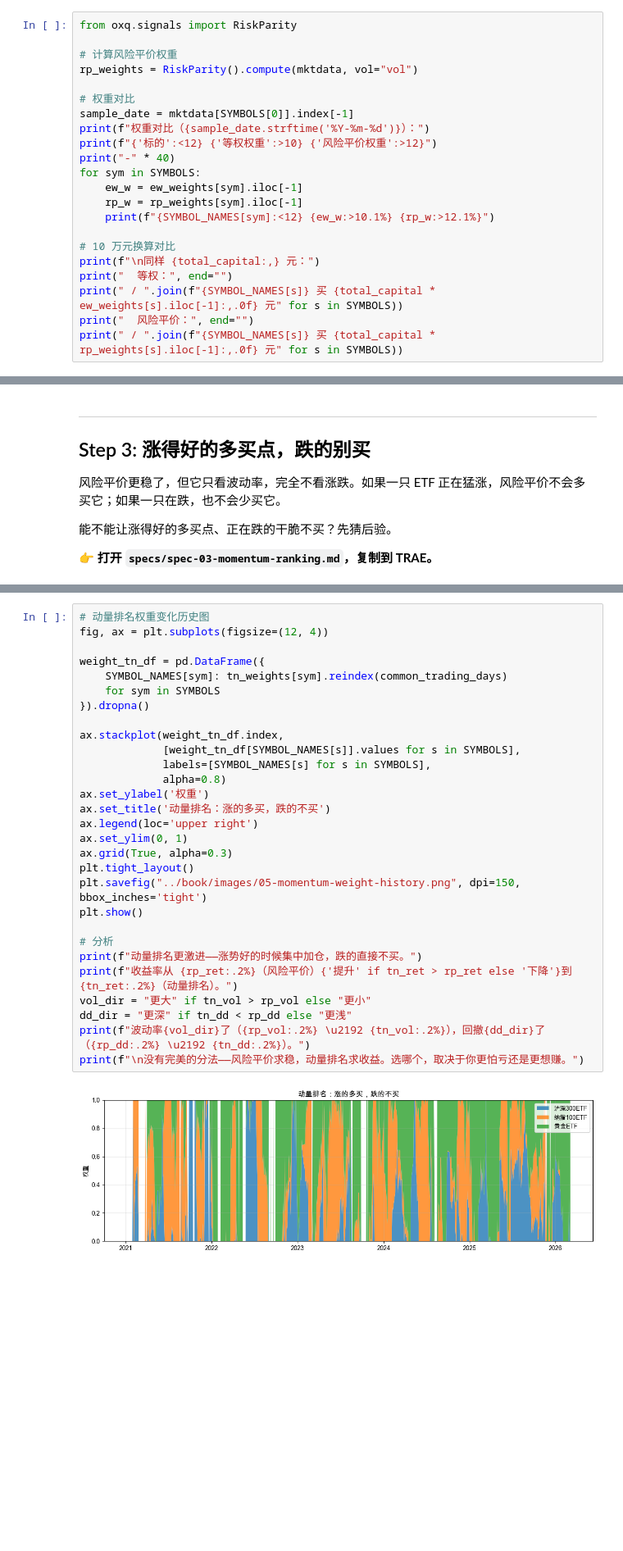
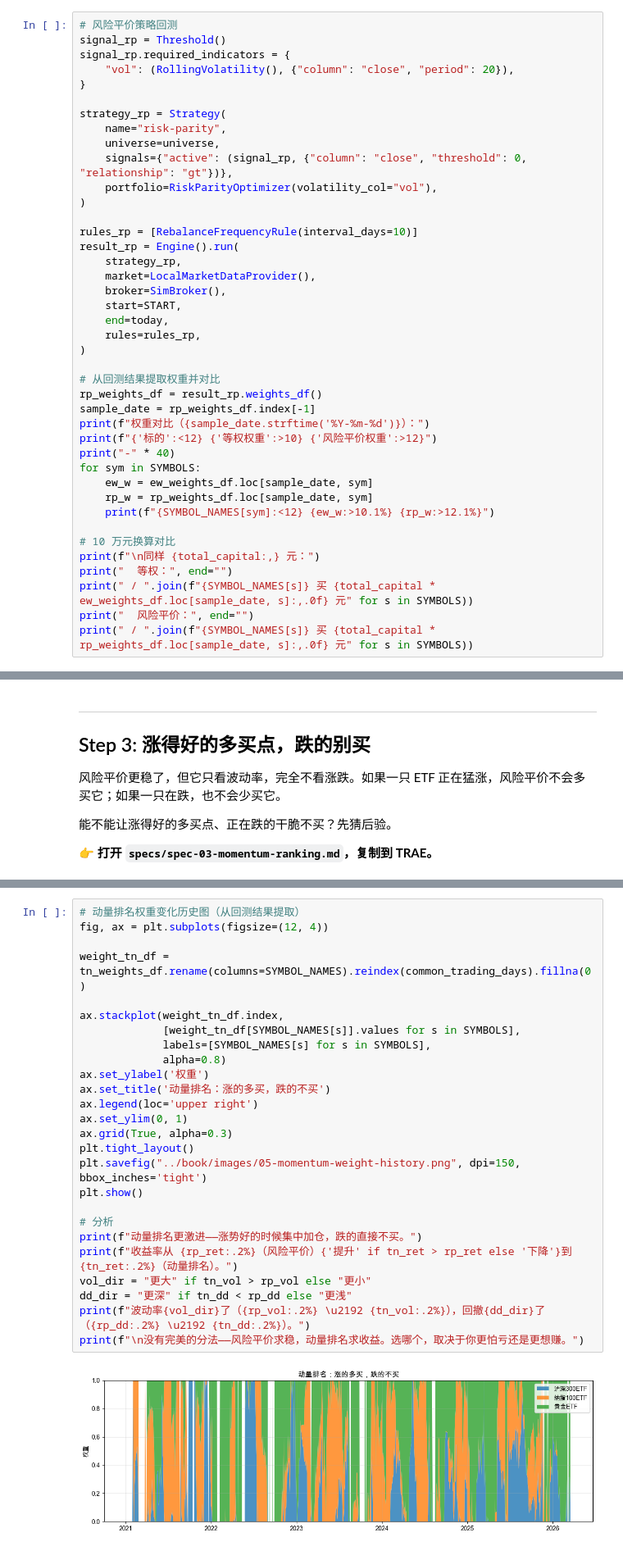
Before and after one commit to xingwudao/xquant-learning, a Jupyter notebook: q3-how-much/notebooks/q3-how-much.ipynb, the cells around one changed output, grey strips where cells are left out. Shown at 82% size. Drawn from its saved outputs; the diff is of its cells as text; blank space fills up the shorter version.

```diff
--- a/q3-how-much/notebooks/q3-how-much.ipynb
+++ b/q3-how-much/notebooks/q3-how-much.ipynb
@@ -240,25 +236,44 @@ print(f"\n有没有更聪明的分法——比如，波动大的少买点？")
 
 👉 **打开 `specs/spec-02-risk-parity.md`，复制到 TRAE。**
 # %%
-from oxq.signals import RiskParity
+# 风险平价策略回测
+signal_rp = Threshold()
+signal_rp.required_indicators = {
+    "vol": (RollingVolatility(), {"column": "close", "period": 20}),
+}
 
-# 计算风险平价权重
-rp_weights = RiskParity().compute(mktdata, vol="vol")
+strategy_rp = Strategy(
+    name="risk-parity",
+    universe=universe,
+    signals={"active": (signal_rp, {"column": "close", "threshold": 0, "relationship": "gt"})},
+    portfolio=RiskParityOptimizer(volatility_col="vol"),
+)
 
-# 权重对比
-sample_date = mktdata[SYMBOLS[0]].index[-1]
+rules_rp = [RebalanceFrequencyRule(interval_days=10)]
+result_rp = Engine().run(
+    strategy_rp,
+    market=LocalMarketDataProvider(),
+    broker=SimBroker(),
+    start=START,
+    end=today,
+    rules=rules_rp,
+)
+
+# 从回测结果提取权重并对比
+rp_weights_df = result_rp.weights_df()
+sample_date = rp_weights_df.index[-1]
 print(f"权重对比（{sample_date.strftime('%Y-%m-%d')}）：")
 print(f"{'标的':<12} {'等权权重':>10} {'风险平价权重':>12}")
 print("-" * 40)
 for sym in SYMBOLS:
-    ew_w = ew_weights[sym].iloc[-1]
-    rp_w = rp_weights[sym].iloc[-1]
+    ew_w = ew_weights_df.loc[sample_date, sym]
+    rp_w = rp_weights_df.loc[sample_date, sym]
     print(f"{SYMBOL_NAMES[sym]:<12} {ew_w:>10.1%} {rp_w:>12.1%}")
 
 # 10 万元换算对比
 print(f"\n同样 {total_capital:,} 元：")
 print("  等权：", end="")
-print(" / ".join(f"{SYMBOL_NAMES[s]} 买 {total_capital * ew_weights[s].iloc[-1]:,.0f} 元" for s in SYMBOLS))
+print(" / ".join(f"{SYMBOL_NAMES[s]} 买 {total_capital * ew_weights_df.loc[sample_date, s]:,.0f} 元" for s in SYMBOLS))
 print("  风险平价：", end="")
-print(" / ".join(f"{SYMBOL_NAMES[s]} 买 {total_capital * rp_weights[s].iloc[-1]:,.0f} 元" for s in SYMBOLS))
+print(" / ".join(f"{SYMBOL_NAMES[s]} 买 {total_capital * rp_weights_df.loc[sample_date, s]:,.0f} 元" for s in SYMBOLS))
 # %% [output]
@@ -512,32 +485,29 @@ plt.show()
 # %%
-# 动量排名权重变化历史图
+# 动量排名权重变化历史图（从回测结果提取）
 fig, ax = plt.subplots(figsize=(12, 4))
 
-weight_tn_df = pd.DataFrame({
-    SYMBOL_NAMES[sym]: tn_weights[sym].reindex(common_trading_days)
-    for sym in SYMBOLS
-}).dropna()
+weight_tn_df = tn_weights_df.rename(columns=SYMBOL_NAMES).reindex(common_trading_days).fillna(0)
 
 ax.stackplot(weight_tn_df.index,
              [weight_tn_df[SYMBOL_NAMES[s]].values for s in SYMBOLS],
              labels=[SYMBOL_NAMES[s] for s in SYMBOLS],
              alpha=0.8)
 ax.set_ylabel('权重')
 ax.set_title('动量排名：涨的多买，跌的不买')
 ax.legend(loc='upper right')
 ax.set_ylim(0, 1)
 ax.grid(True, alpha=0.3)
 plt.tight_layout()
 plt.savefig("../book/images/05-momentum-weight-history.png", dpi=150, bbox_inches='tight')
 plt.show()
 
 # 分析
 print(f"动量排名更激进——涨势好的时候集中加仓，跌的直接不买。")
 print(f"收益率从 {rp_ret:.2%}（风险平价）{'提升' if tn_ret > rp_ret else '下降'}到 {tn_ret:.2%}（动量排名）。")
 vol_dir = "更大" if tn_vol > rp_vol else "更小"
 dd_dir = "更深" if tn_dd < rp_dd else "更浅"
 print(f"波动率{vol_dir}了（{rp_vol:.2%} \u2192 {tn_vol:.2%}），回撤{dd_dir}了（{rp_dd:.2%} \u2192 {tn_dd:.2%}）。")
 print(f"\n没有完美的分法——风险平价求稳，动量排名求收益。选哪个，取决于你更怕亏还是更想赚。")
 # %% [output]
-[figure, old version]
+[figure, new version]
 动量排名更激进——涨势好的时候集中加仓，跌的直接不买。
```
Also changed, not shown: parts of 13 cells of this notebook, 27 other files.
